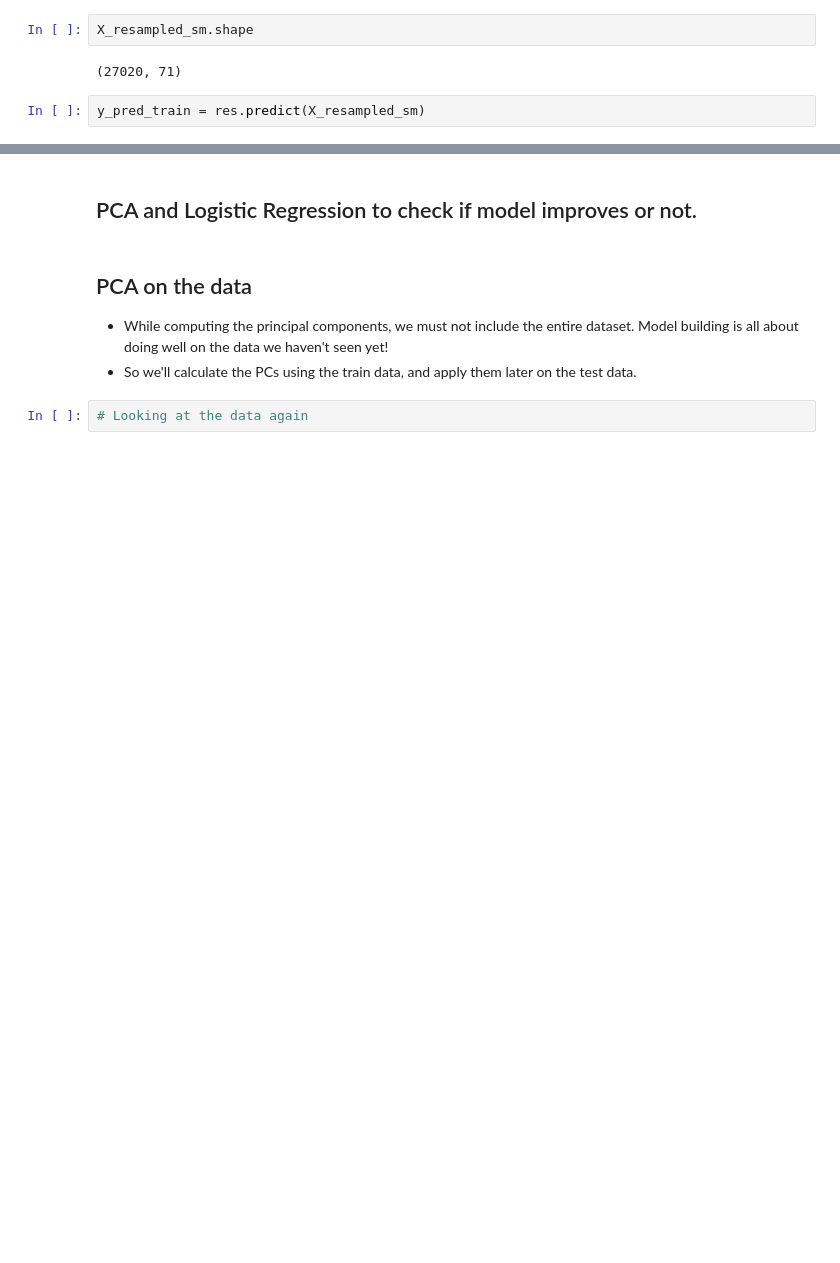
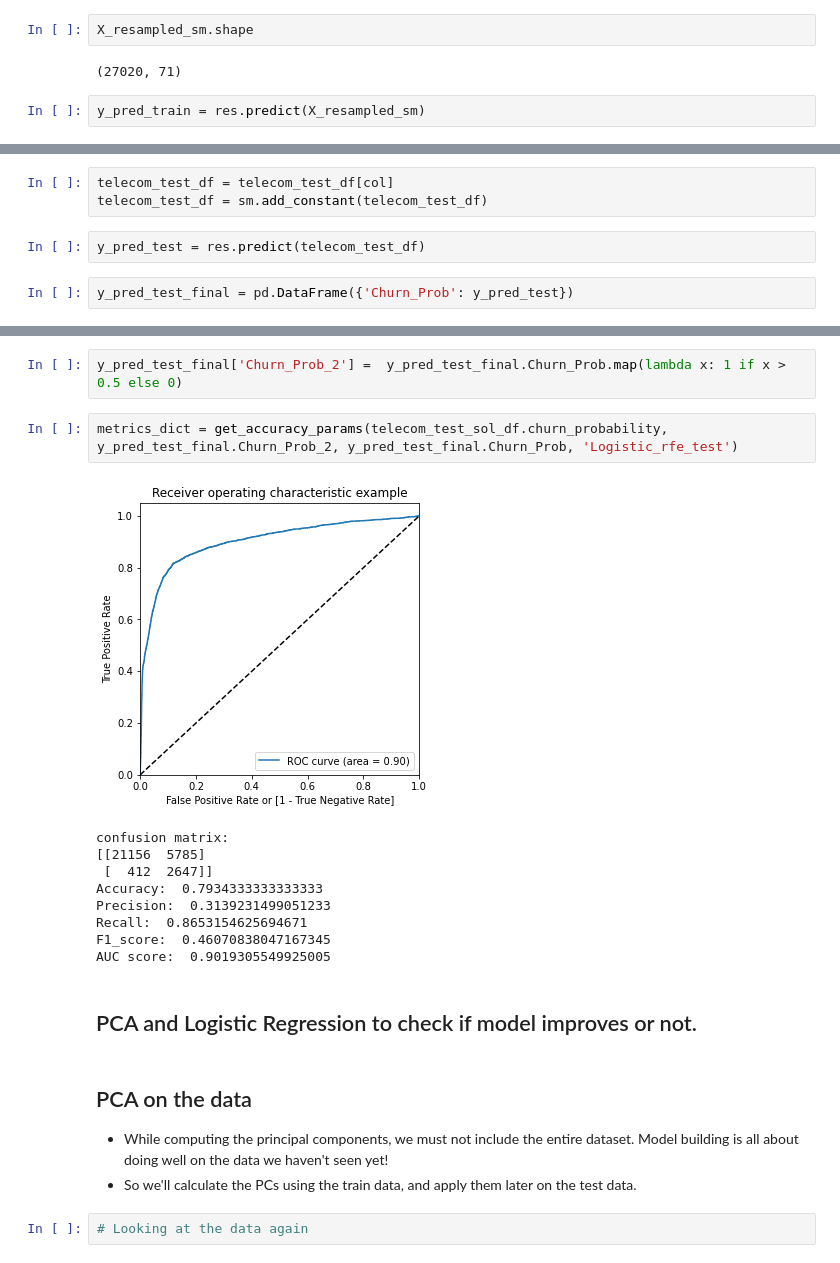
Before and after one commit to kc11381/case_study_telecom_churn_pca_ensemble_models, a Jupyter notebook: telecom_churn_pca_ensemble_models.ipynb, the cells around one changed output, grey strips where cells are left out. Saved outputs shown, nothing was run; the diff lists cells and outputs as text; blank space fills up the shorter version.

```diff
--- a/telecom_churn_pca_ensemble_models.ipynb
+++ b/telecom_churn_pca_ensemble_models.ipynb
@@ -759,0 +762,7 @@ metrics_dict
+# %%
+telecom_test_df = telecom_test_df[col]
+telecom_test_df = sm.add_constant(telecom_test_df)
+# %%
+y_pred_test = res.predict(telecom_test_df)
+# %%
+y_pred_test_final = pd.DataFrame({'Churn_Prob': y_pred_test})
@@ -760,3 +778,17 @@ metrics_dict
+# %%
+y_pred_test_final['Churn_Prob_2'] =  y_pred_test_final.Churn_Prob.map(lambda x: 1 if x > 0.5 else 0)
+# %%
+metrics_dict = get_accuracy_params(telecom_test_sol_df.churn_probability, y_pred_test_final.Churn_Prob_2, y_pred_test_final.Churn_Prob, 'Logistic_rfe_test')
+# %% [output]
+[figure, added]
+confusion matrix:
+[[21156  5785]
+ [  412  2647]]
+Accuracy:  0.7934333333333333
+Precision:  0.3139231499051233
+Recall:  0.8653154625694671
+F1_score:  0.46070838047167345
+AUC score:  0.9019305549925005
 # %% [markdown]
 ## PCA and Logistic Regression to check if model improves or not.
 # %% [markdown]
```
Also changed, not shown: parts of 71 cells of this notebook.
